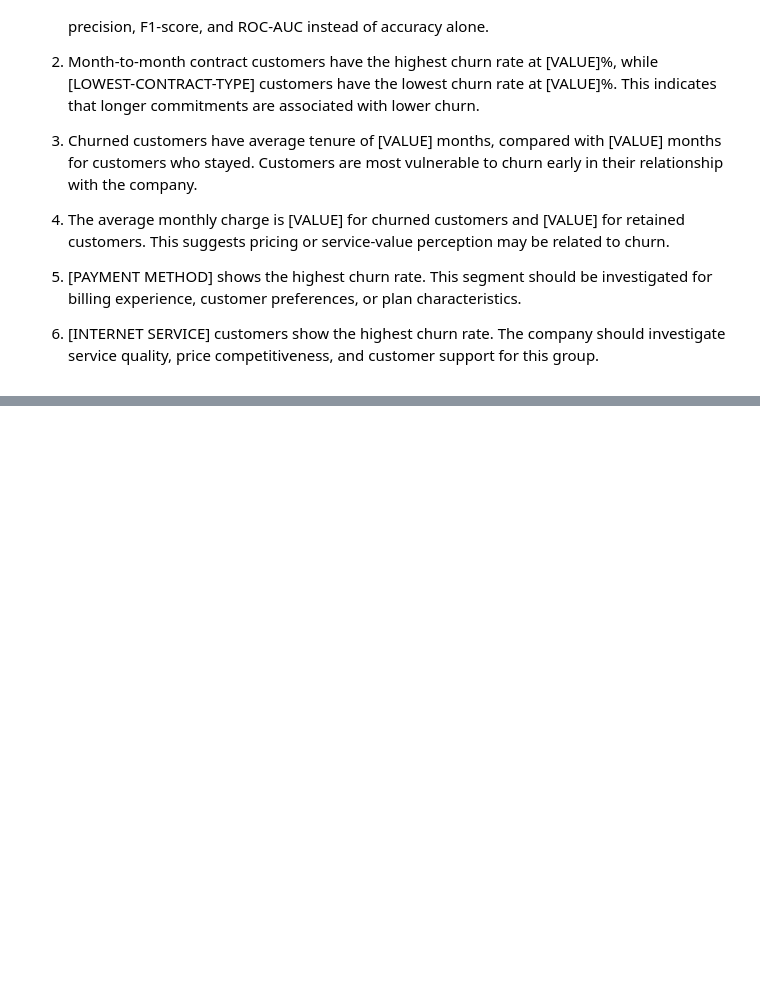
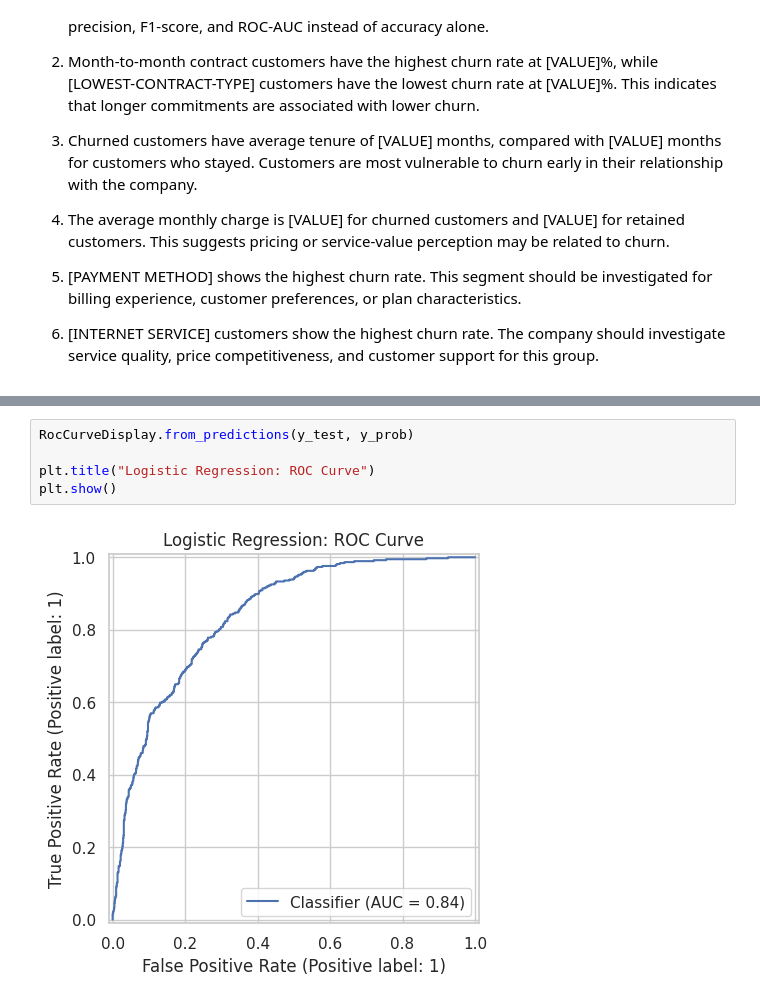
Before and after one commit to Sambuddha10/telco-churn-prediction, a Jupyter notebook: notebooks/01_eda_and_data_cleaning.ipynb, the cells around one changed output, grey strips where cells are left out. Drawn from its saved outputs; the diff is of its cells as text; blank space fills up the shorter version.

```diff
--- a/notebooks/01_eda_and_data_cleaning.ipynb
+++ b/notebooks/01_eda_and_data_cleaning.ipynb
@@ -339,0 +583,7 @@ plt.show()
+# %%
+RocCurveDisplay.from_predictions(y_test, y_prob)
+
+plt.title("Logistic Regression: ROC Curve")
+plt.show()
+# %% [output]
+[figure, added]
```
Also changed, not shown: parts of 14 cells of this notebook.
